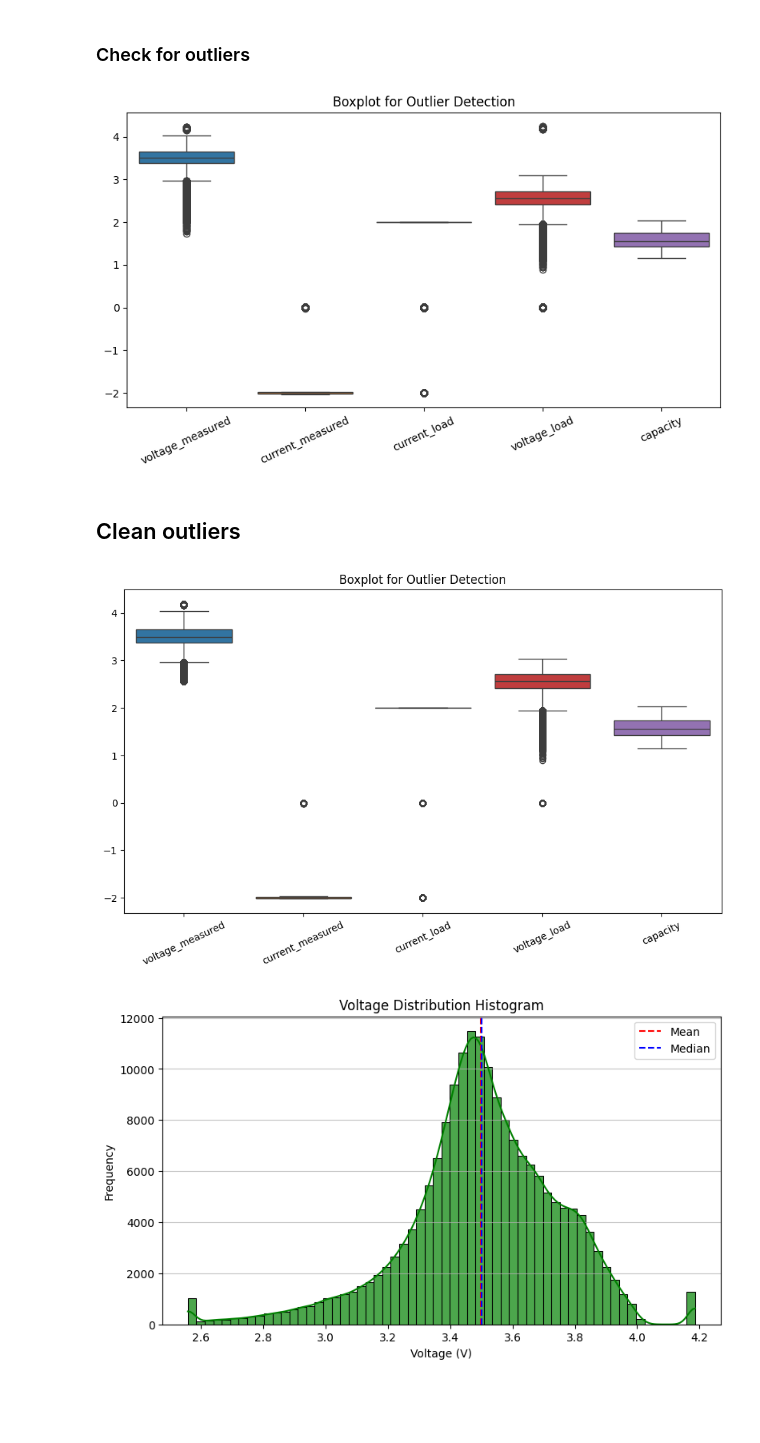
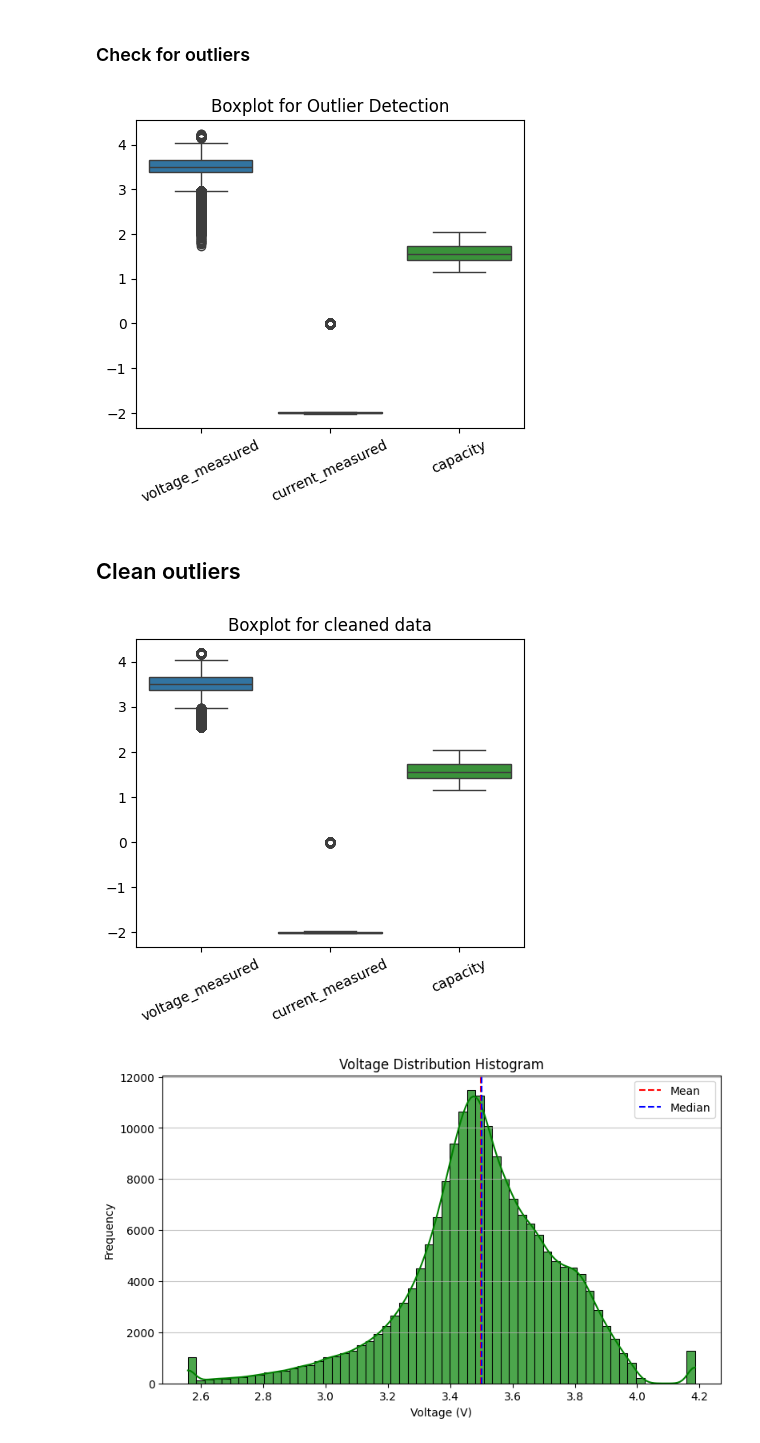
Before and after one commit to kalzbra/battery_RUL_project, a Jupyter notebook: battery_RUL.ipynb, the cells around one changed output. Saved outputs shown, nothing was run; the diff lists cells and outputs as text; code cells hidden in the pictures; blank space fills up the shorter version.

```diff
--- a/battery_RUL.ipynb
+++ b/battery_RUL.ipynb
@@ -176,23 +177,23 @@ df.describe()
 ### Check for outliers
 # %%
 # Plot boxplots for all numerical features
-plt.figure(figsize=(10, 5))
+plt.figure(figsize=(5, 4))
 sns.boxplot(
     data=df[
         [
             "voltage_measured",
             "current_measured",
-            "current_load",
-            "voltage_load",
+            # "current_load",
+            # "voltage_load",
             "capacity",
         ]
     ]
 )
 plt.xticks(rotation=25)
 plt.title("Boxplot for Outlier Detection")
 plt.show()
 # %% [output]
-[figure, old version]
+[figure, new version]
 # %% [markdown]
 ## Clean outliers
 # %%
@@ -211,23 +212,23 @@ for col in ["current_measured",  "current_load"]:
     )  # 3% and 97% quantile replacement
 # %%
 # Plot boxplots for all numerical features
-plt.figure(figsize=(11, 6))
+plt.figure(figsize=(5, 4))
 sns.boxplot(
     data=df_clean[
         [
             "voltage_measured",
             "current_measured",
-            "current_load",
-            "voltage_load",
+        #     "current_load",
+        #     "voltage_load",
             "capacity",
         ]
     ]
 )
 plt.xticks(rotation=25)
-plt.title("Boxplot for Outlier Detection")
+plt.title("Boxplot for cleaned data")
 plt.show()
 # %% [output]
-[figure, old version]
+[figure, new version]
 # %%
 plt.figure(figsize=(9, 5))
 sns.histplot(df_clean["voltage_measured"], kde=True, bins=60, color="green", alpha=0.7)
```
Also changed, not shown: parts of 20 cells of this notebook.
